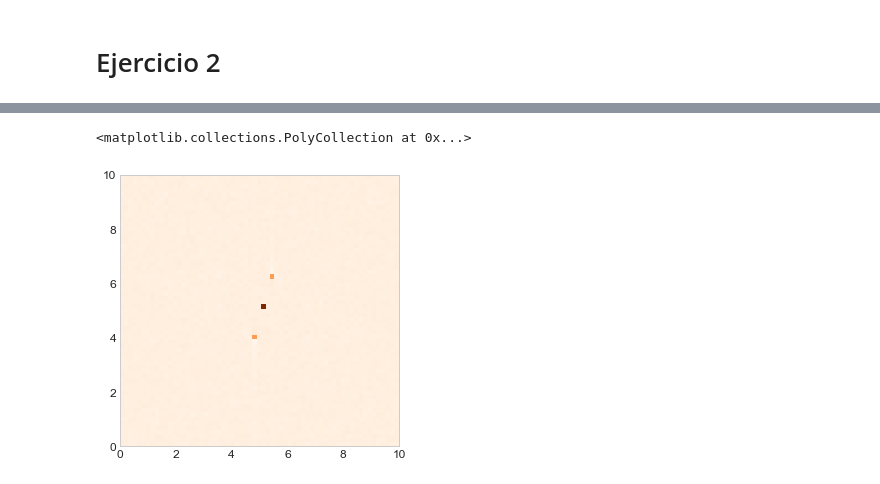
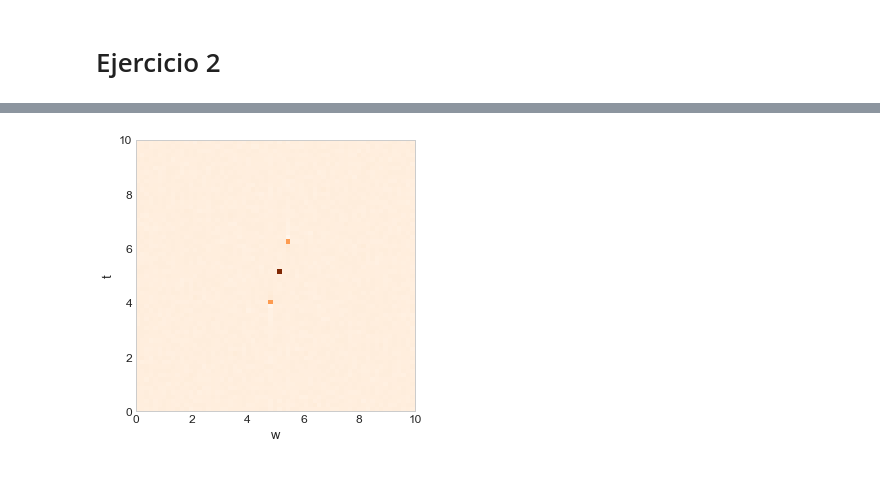
Before and after one commit to danielfrgs/2022_1-Visualizacion-Informacion, a Jupyter notebook: Tareas/T3/T3_FragosoAlvaradoDaniel.ipynb, the cells around one changed output, grey strips where cells are left out. Drawn from its saved outputs; the diff is of its cells as text; code cells hidden in the pictures.

```diff
--- a/Tareas/T3/T3_FragosoAlvaradoDaniel.ipynb
+++ b/Tareas/T3/T3_FragosoAlvaradoDaniel.ipynb
@@ -161,16 +169,20 @@ plt.pcolor(x,y,f, cmap = 'Oranges')
 # %%
 # Transformada de Fourier
 
 [x, y]= np.meshgrid(np.linspace(0,10,64), np.linspace(0,10,64))
 
 ft = fftshift(fft2(f))
 
 plt.figure(figsize=(5,5))
 
 ax = pl.gca()
 for label in ax.get_xticklabels() + ax.get_yticklabels():
     label.set_fontsize(12)
 plt.pcolor(x,y,np.real(ft), cmap = 'Oranges')
+
+plt.xlabel("w", fontsize = 13)
+plt.ylabel("t", fontsize = 13)
+
+pl.savefig('Images/T3_2_b.pdf')
 # %% [output]
-<matplotlib.collections.PolyCollection at 0x...>
-[figure, old version]
+[figure, new version]
```
Also changed, not shown: parts of 8 cells of this notebook.
